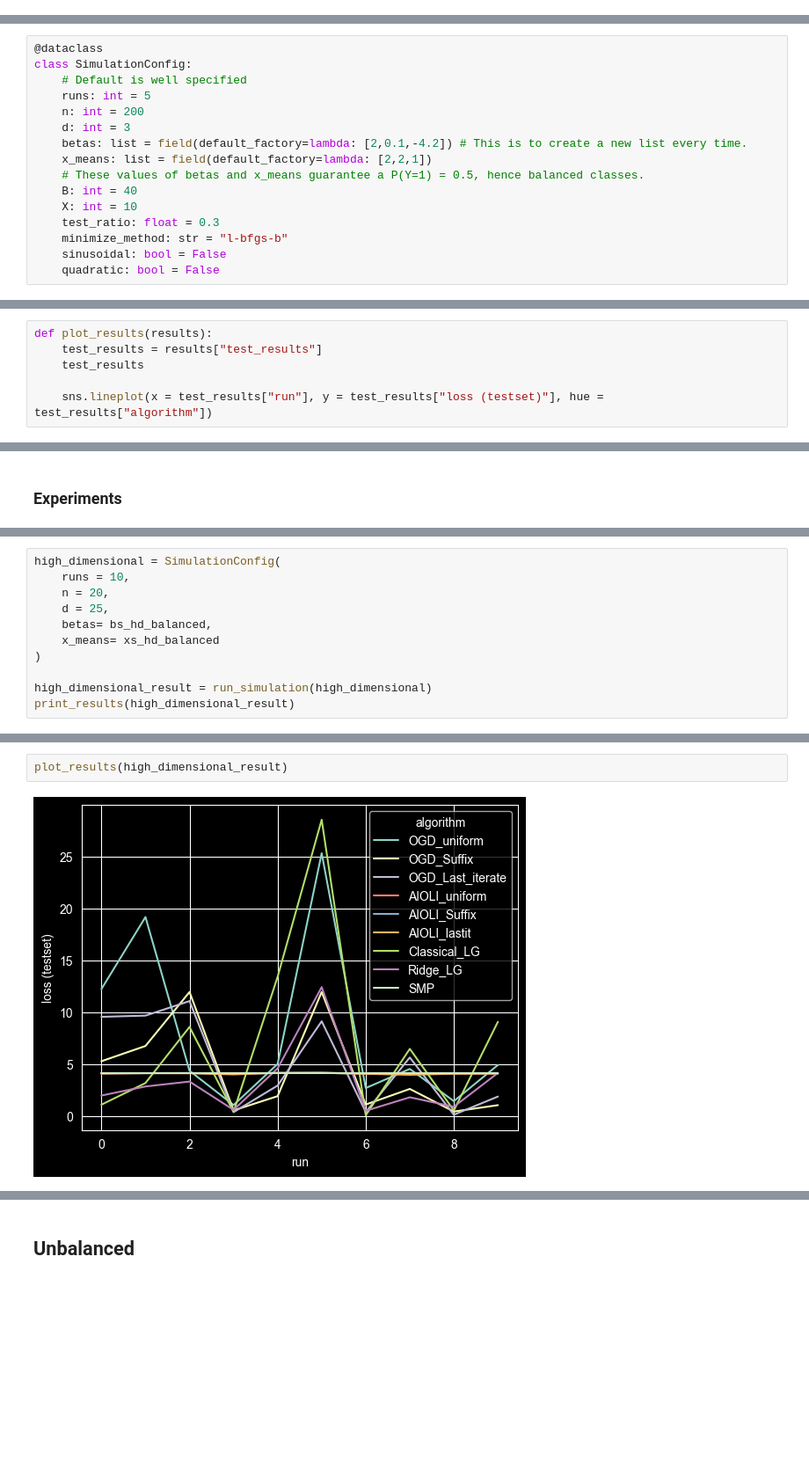
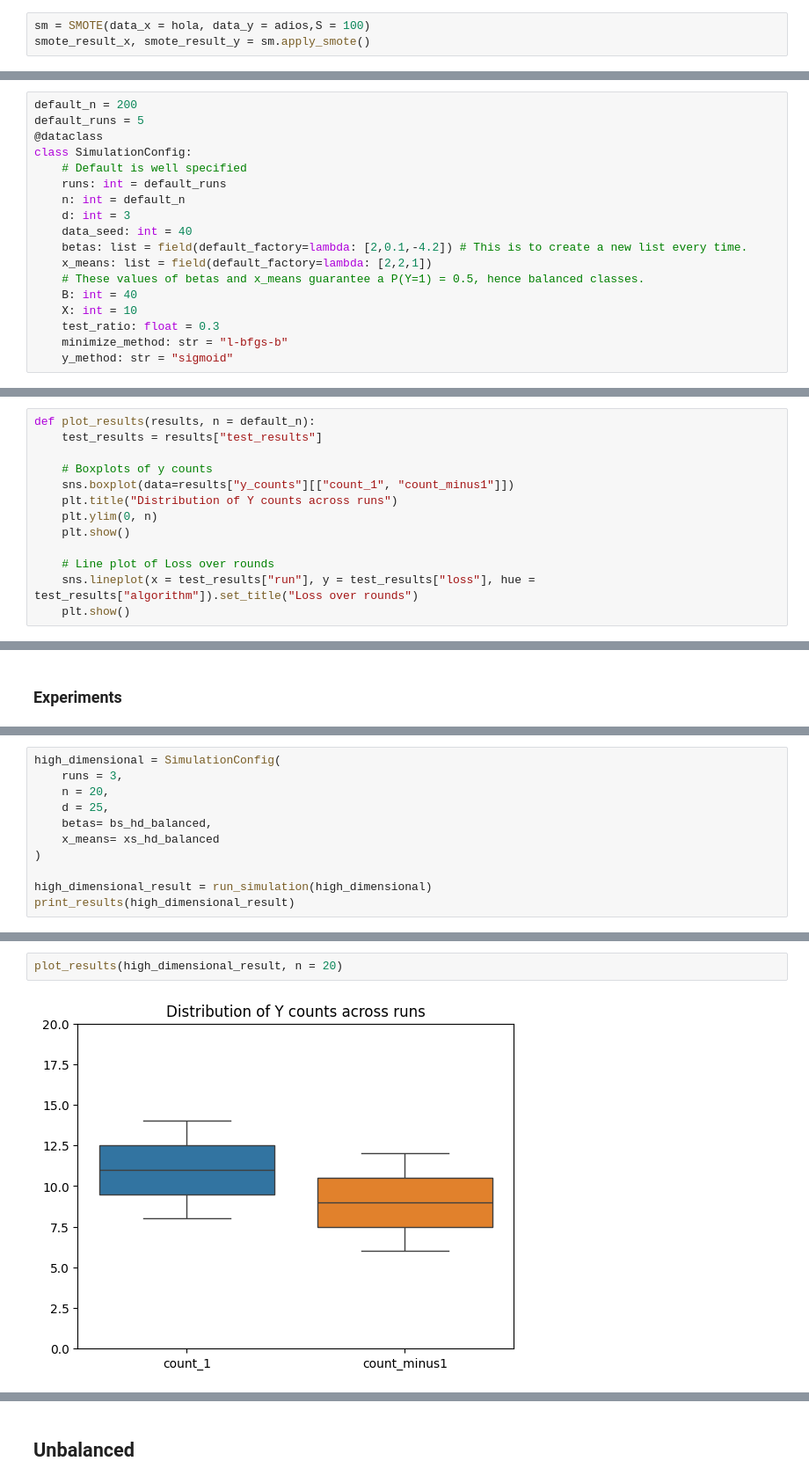
Before and after one commit to mcanela1/Thesis_Online-to-batch_Logistic-Regression, a Jupyter notebook: Algorithms.ipynb, the cells around one changed output, grey strips where cells are left out. Shown at 88% size. Cells and saved outputs as stored; diff of their text form; blank space fills up the shorter version.

```diff
--- a/Algorithms.ipynb
+++ b/Algorithms.ipynb
@@ -686,0 +1001,3 @@ smp.get_new_loss(x_test, y_test)
+# %%
+sm = SMOTE(data_x = hola, data_y = adios,S = 100)
+smote_result_x, smote_result_y = sm.apply_smote()
@@ -689,12 +1020,15 @@ smp.get_new_loss(x_test, y_test)
 # %% [markdown]
 ## Data class for specifying simulation configuration
 # %%
+default_n = 200
+default_runs = 5
 @dataclass
 class SimulationConfig:
     # Default is well specified
-    runs: int = 5
-    n: int = 200
+    runs: int = default_runs
+    n: int = default_n
     d: int = 3
+    data_seed: int = 40
     betas: list = field(default_factory=lambda: [2,0.1,-4.2]) # This is to create a new list every time.
     x_means: list = field(default_factory=lambda: [2,2,1])
     # These values of betas and x_means guarantee a P(Y=1) = 0.5, hence balanced classes.
@@ -702,8 +1036,7 @@ class SimulationConfig:
     X: int = 10
     test_ratio: float = 0.3
     minimize_method: str = "l-bfgs-b"
-    sinusoidal: bool = False
-    quadratic: bool = False
+    y_method: str = "sigmoid"
 # %% [markdown]
 ## Function to run simulations and get results
 # %%
@@ -844,9 +1199,16 @@ def print_results(results):
 # %%
-def plot_results(results):
+def plot_results(results, n = default_n):
     test_results = results["test_results"]
-    test_results
 
-    sns.lineplot(x = test_results["run"], y = test_results["loss (testset)"], hue = test_results["algorithm"])
+    # Boxplots of y counts
+    sns.boxplot(data=results["y_counts"][["count_1", "count_minus1"]])
+    plt.title("Distribution of Y counts across runs")
+    plt.ylim(0, n)
+    plt.show()
+
+    # Line plot of Loss over rounds
+    sns.lineplot(x = test_results["run"], y = test_results["loss"], hue = test_results["algorithm"]).set_title("Loss over rounds")
+    plt.show()
 # %% [markdown]
 # Experiments
 # %% [markdown]
@@ -930,6 +1292,6 @@ plot_results(well_specified_result)
 # %%
 high_dimensional = SimulationConfig(
-    runs = 10,
+    runs = 3,
     n = 20,
     d = 25,
     betas= bs_hd_balanced,
@@ -971,4 +1328,4 @@ Run 9 finished
 # %%
-plot_results(high_dimensional_result)
+plot_results(high_dimensional_result, n = 20)
 # %% [output]
-[figure, old version]
+[figure, new version]
```
Also changed, not shown: parts of 61 cells of this notebook.
